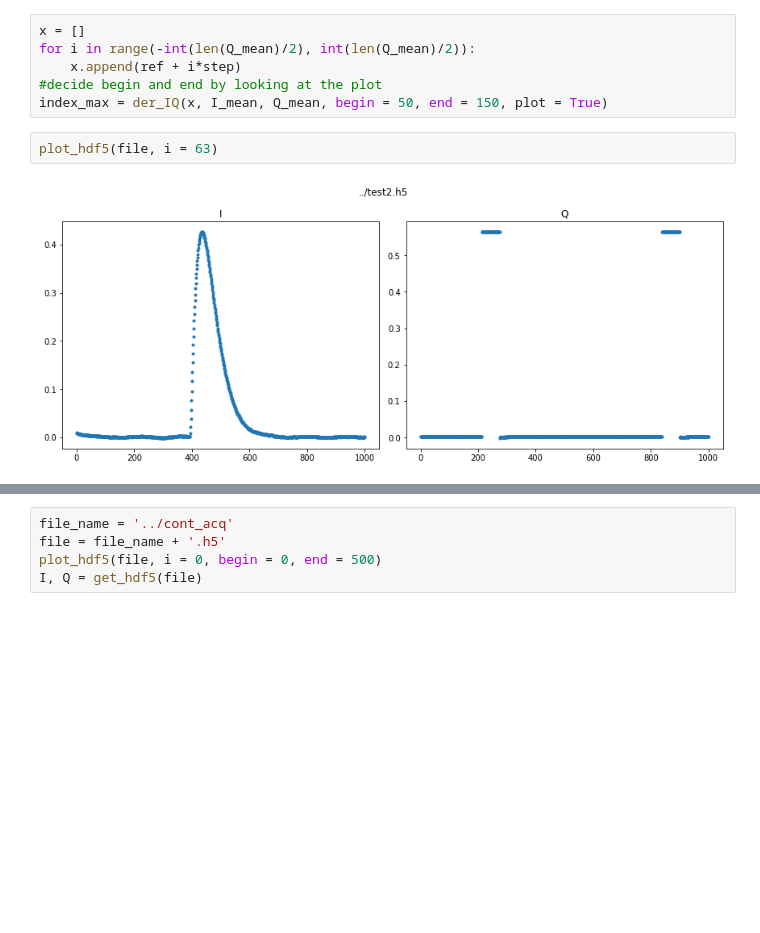
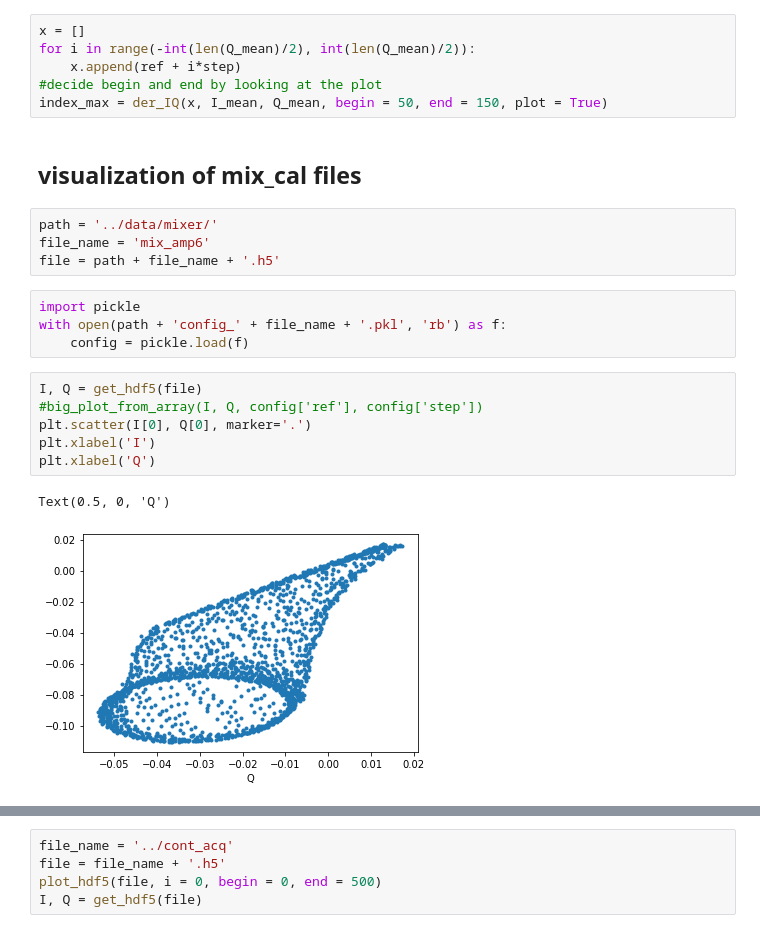
Before and after one commit to biqute/QTLab2122, a Jupyter notebook: SingleIRsource/scripts/analysis.ipynb, the cells around one changed output, grey strips where cells are left out. Cells and saved outputs as stored; diff of their text form; blank space fills up the shorter version.

Commit message:
mixer tests

```diff
--- a/SingleIRsource/scripts/analysis.ipynb
+++ b/SingleIRsource/scripts/analysis.ipynb
@@ -55,7 +57,22 @@ for i in range(-int(len(Q_mean)/2), int(len(Q_mean)/2)):
     x.append(ref + i*step)
 #decide begin and end by looking at the plot
 index_max = der_IQ(x, I_mean, Q_mean, begin = 50, end = 150, plot = True)
-# %%
-plot_hdf5(file, i = 63)
-# %% [output]
-[figure, removed]
+# %% [markdown]
+## visualization of mix_cal files
+# %%
+path = '../data/mixer/'
+file_name = 'mix_amp6'
+file = path + file_name + '.h5'
+# %%
+import pickle
+with open(path + 'config_' + file_name + '.pkl', 'rb') as f:
+    config = pickle.load(f)
+# %%
+I, Q = get_hdf5(file)
+#big_plot_from_array(I, Q, config['ref'], config['step'])
+plt.scatter(I[0], Q[0], marker='.')
+plt.xlabel('I')
+plt.xlabel('Q')
+# %% [output]
+Text(0.5, 0, 'Q')
+[figure, added]
```
Also changed, not shown: parts of 5 cells of this notebook, 3 other files.
